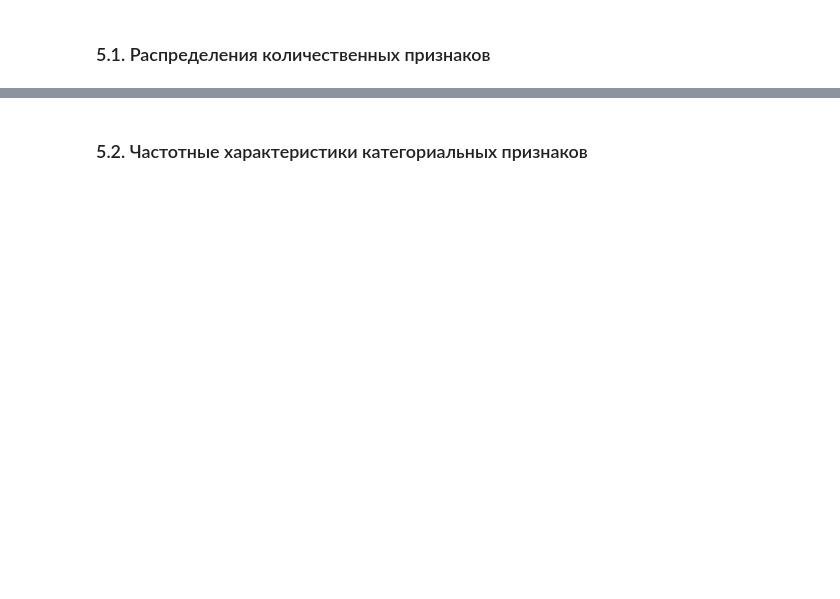
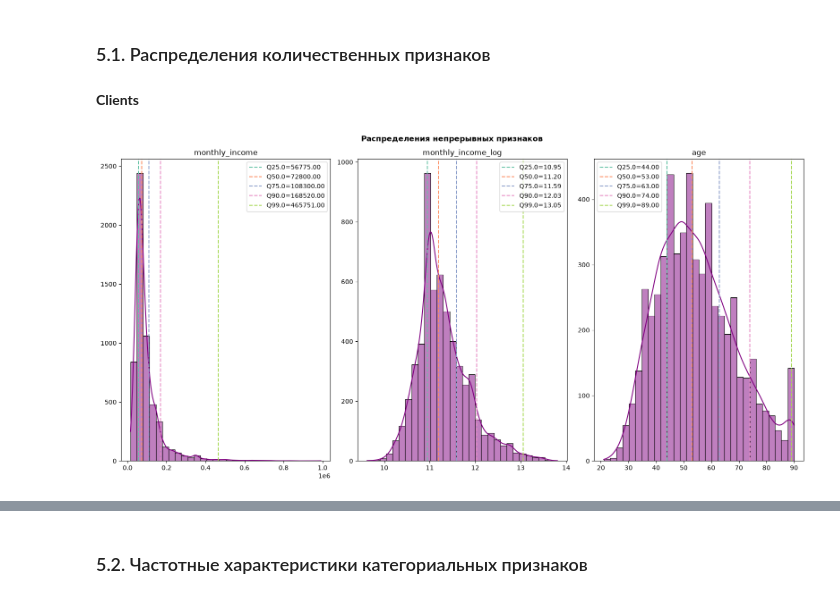
Before and after one commit to mashamis/Mischenko_Maria_Lab1, a Jupyter notebook: 01_analysis.ipynb, the cells around one changed output, grey strips where cells are left out. Cells and saved outputs as stored; diff of their text form; code cells hidden in the pictures; blank space fills up the shorter version.

```diff
--- a/01_analysis.ipynb
+++ b/01_analysis.ipynb
@@ -1055,0 +1202,7 @@ Private       30210.0  3775.293123  4868.594355 -28874.64  1066.6250  2330.995
+# %%
+clients_final = clients_clean.copy()
+
+pd.DataFrame({
+    'clients до': [len(clients_raw), clients_raw.shape[1], clients_raw.isna().sum().sum(), clients_raw.duplicated().sum()],
+    'после': [len(clients_final), clients_final.shape[1], clients_final.isna().sum().sum(), clients_final.duplicated().sum()],
+}, index=['строк', 'столбцов', 'пропусков', 'полных дубликатов'])
@@ -1075,0 +1284,31 @@ NUMERIC_COLS = []
+# %% [markdown]
+**Clients**
+# %%
+clients_final["age"] = pd.Timestamp.now().year - clients_clean["birth_date"].dt.year
+# %%
+NUMERIC_COLS_CLIENTS = ["monthly_income", "monthly_income_log", "age"]
+fig, axes = plt.subplots(1, 3, figsize=(16, 8))
+for ax, col in zip(axes.ravel(), NUMERIC_COLS_CLIENTS):
+    quantiles = clients_final[col].quantile([0.25, 0.5, 0.75, 0.9, 0.99])
+    palette = sns.color_palette('Set2', n_colors=len(quantiles))
+    sns.histplot(
+        clients_final[col], bins=30, kde=True,
+        ax=ax, color="purple"
+    )
+    for (q, value), color in zip(quantiles.items(), palette):
+        ax.axvline(
+            value,
+            linestyle="--",
+            label = f"Q{q*100}={value:.2f}",
+            color=color
+        )
+    ax.set_title(f"{col}")
+    ax.set_xlabel("")
+    ax.set_ylabel("")
+    ax.legend()
+fig.suptitle("Распределения непрерывных признаков", fontweight="bold")
+
+plt.tight_layout()
+plt.show()
+# %% [output]
+[figure, added]
```
Also changed, not shown: parts of 46 cells of this notebook.
